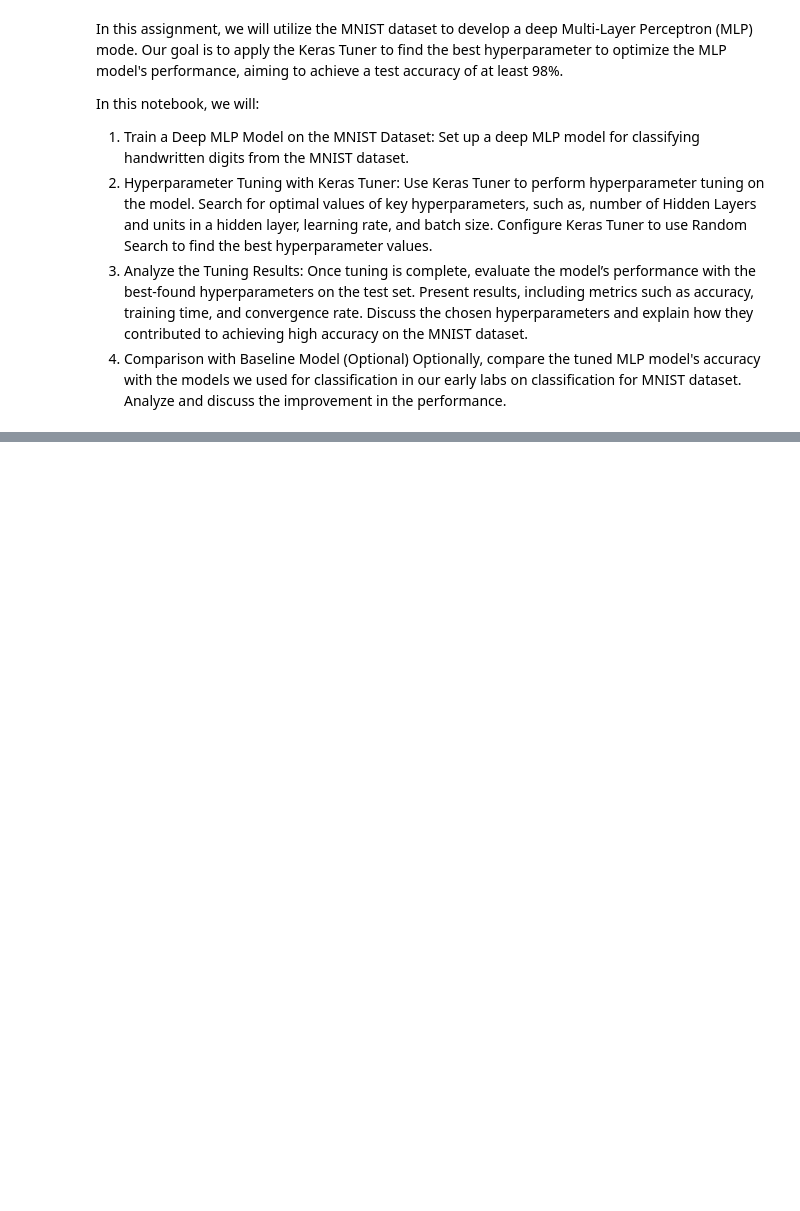
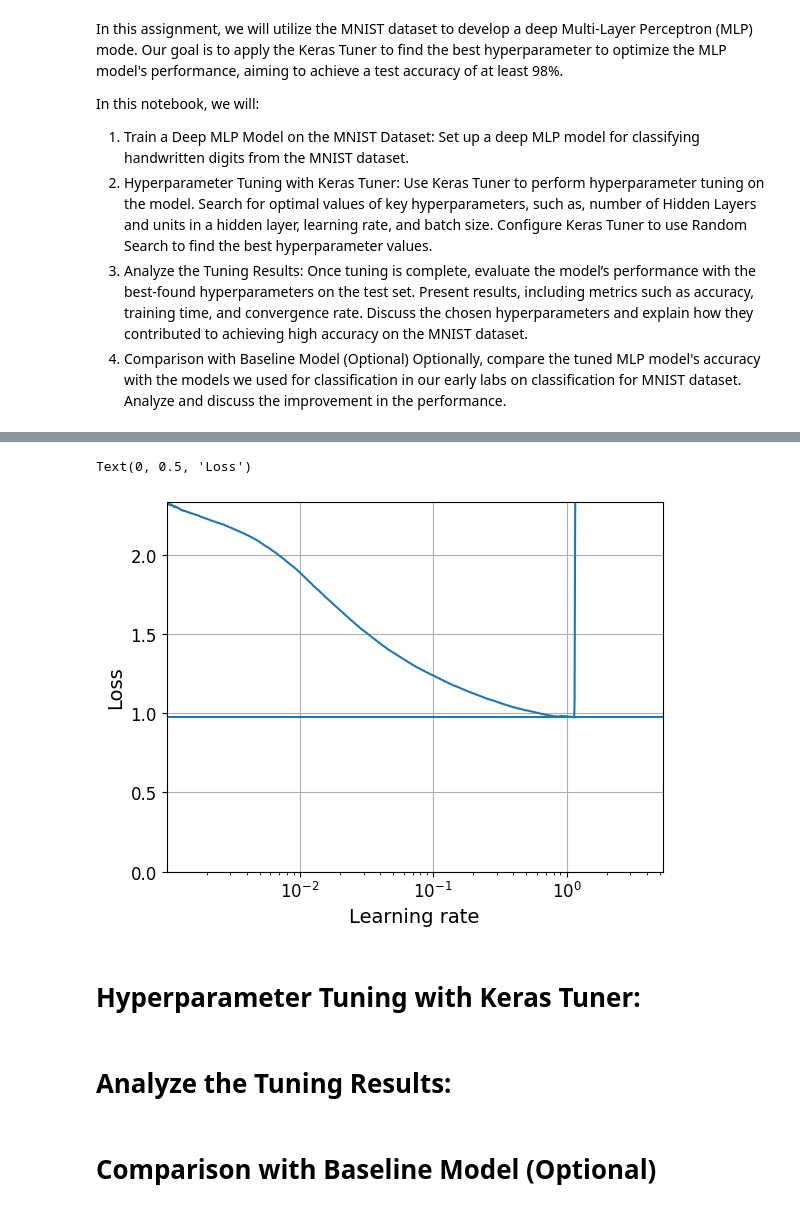
Before and after one commit to marcou347/IAI600Lab7, a Jupyter notebook: Lab7.ipynb, the cells around one changed output, grey strips where cells are left out. Drawn from its saved outputs; the diff is of its cells as text; code cells hidden in the pictures; blank space fills up the shorter version.

```diff
--- a/Lab7.ipynb
+++ b/Lab7.ipynb
@@ -89,0 +144,17 @@ history = model.fit(X_train, y_train, epochs=10,
+# %%
+plt.plot(expon_lr.rates, expon_lr.losses)
+plt.gca().set_xscale('log')
+plt.hlines(min(expon_lr.losses), min(expon_lr.rates), max(expon_lr.rates))
+plt.axis([min(expon_lr.rates), max(expon_lr.rates), 0, expon_lr.losses[0]])
+plt.grid()
+plt.xlabel("Learning rate")
+plt.ylabel("Loss")
+# %% [output]
+Text(0, 0.5, 'Loss')
+[figure, added]
+# %% [markdown]
+# Hyperparameter Tuning with Keras Tuner:
+# %% [markdown]
+# Analyze the Tuning Results:
+# %% [markdown]
+# Comparison with Baseline Model (Optional)
```
Also changed, not shown: parts of 14 cells of this notebook, 7 other files.
